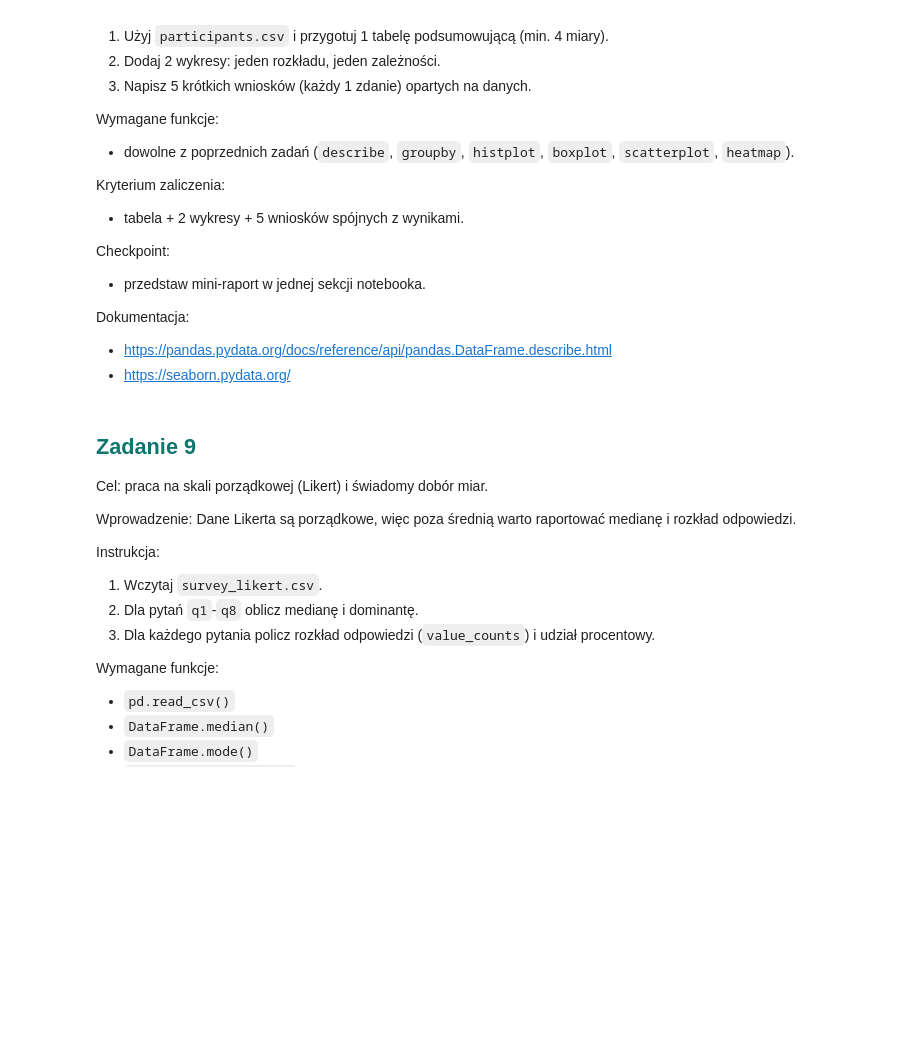
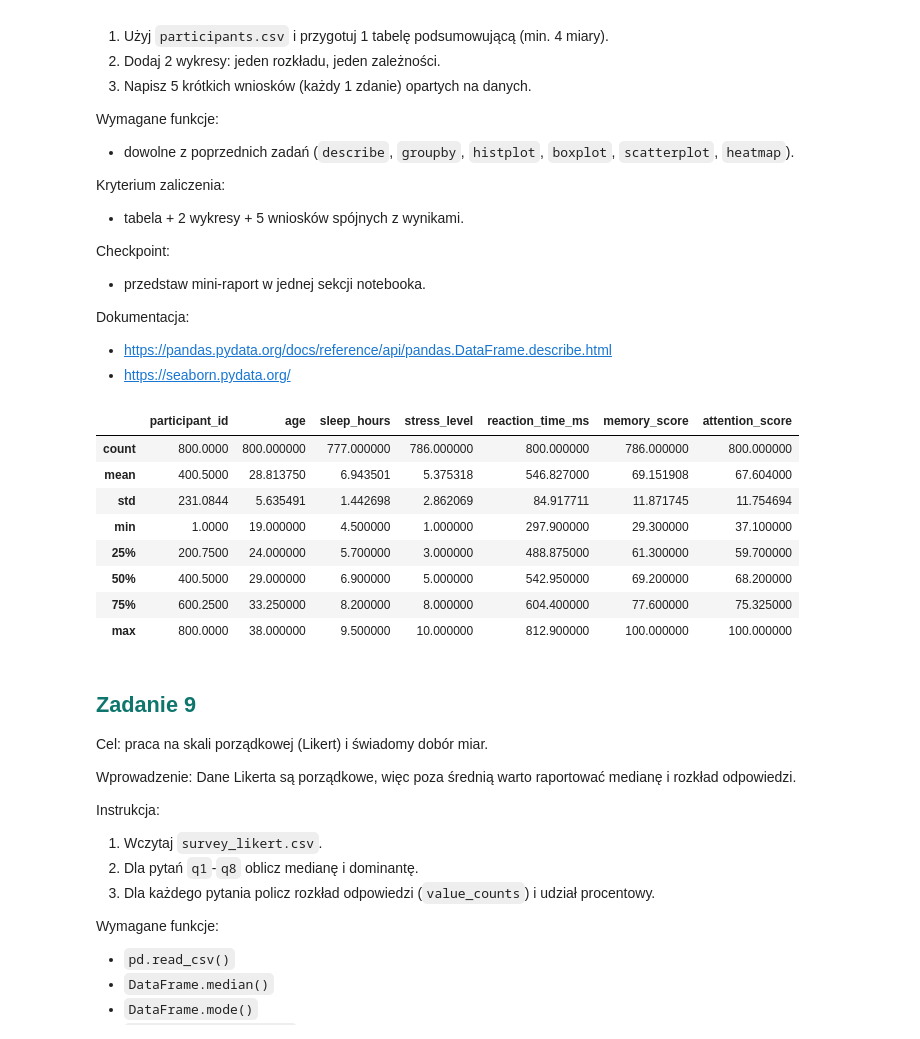
Before and after one commit to maciejkocik/AnalizaDanychPythonKurs, a Jupyter notebook: AnalizaDanychPython_Lekcja2.ipynb, the cells around one changed output. Drawn from its saved outputs; the diff is of its cells as text; code cells hidden in the pictures; blank space fills up the shorter version.

```diff
--- a/AnalizaDanychPython_Lekcja2.ipynb
+++ b/AnalizaDanychPython_Lekcja2.ipynb
@@ -577,7 +633,17 @@ Dokumentacja:
 - https://pandas.pydata.org/docs/reference/api/pandas.DataFrame.describe.html
 - https://seaborn.pydata.org/
 # %%
-# tutaj dodaj swój kod
+df.describe()
+# %% [output]
+|  | participant_id | age | sleep_hours | stress_level | reaction_time_ms | memory_score | attention_score |
+| count | 800.0000 | 800.000000 | 777.000000 | 786.000000 | 800.000000 | 786.000000 | 800.000000 |
+| mean | 400.5000 | 28.813750 | 6.943501 | 5.375318 | 546.827000 | 69.151908 | 67.604000 |
+| std | 231.0844 | 5.635491 | 1.442698 | 2.862069 | 84.917711 | 11.871745 | 11.754694 |
+| min | 1.0000 | 19.000000 | 4.500000 | 1.000000 | 297.900000 | 29.300000 | 37.100000 |
+| 25% | 200.7500 | 24.000000 | 5.700000 | 3.000000 | 488.875000 | 61.300000 | 59.700000 |
+| 50% | 400.5000 | 29.000000 | 6.900000 | 5.000000 | 542.950000 | 69.200000 | 68.200000 |
+| 75% | 600.2500 | 33.250000 | 8.200000 | 8.000000 | 604.400000 | 77.600000 | 75.325000 |
+| max | 800.0000 | 38.000000 | 9.500000 | 10.000000 | 812.900000 | 100.000000 | 100.000000 |
 # %% [markdown]
 ## <span style="color:#0f766e; font-weight:700;">Zadanie 9</span>
 
```
Also changed, not shown: parts of 1 cell of this notebook.
